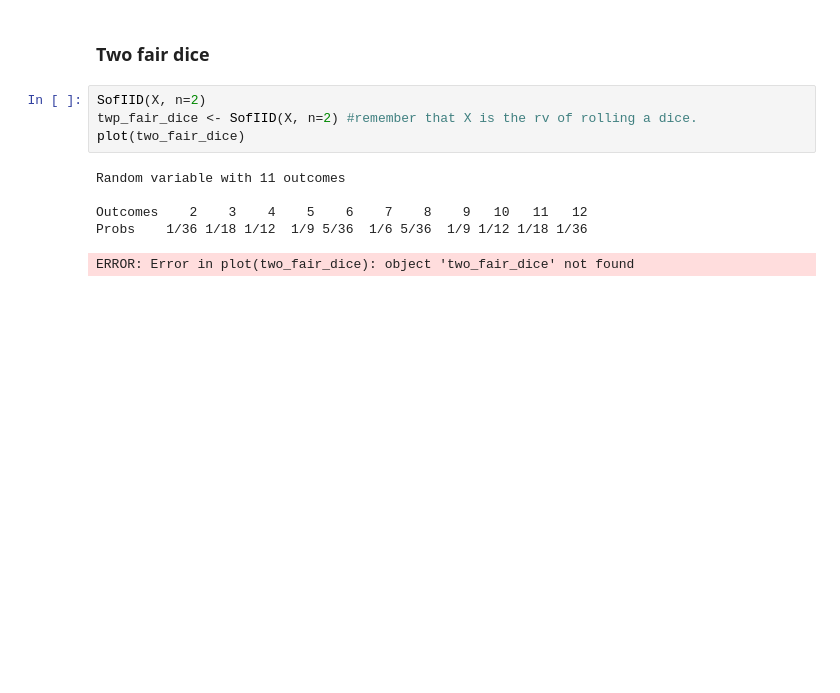
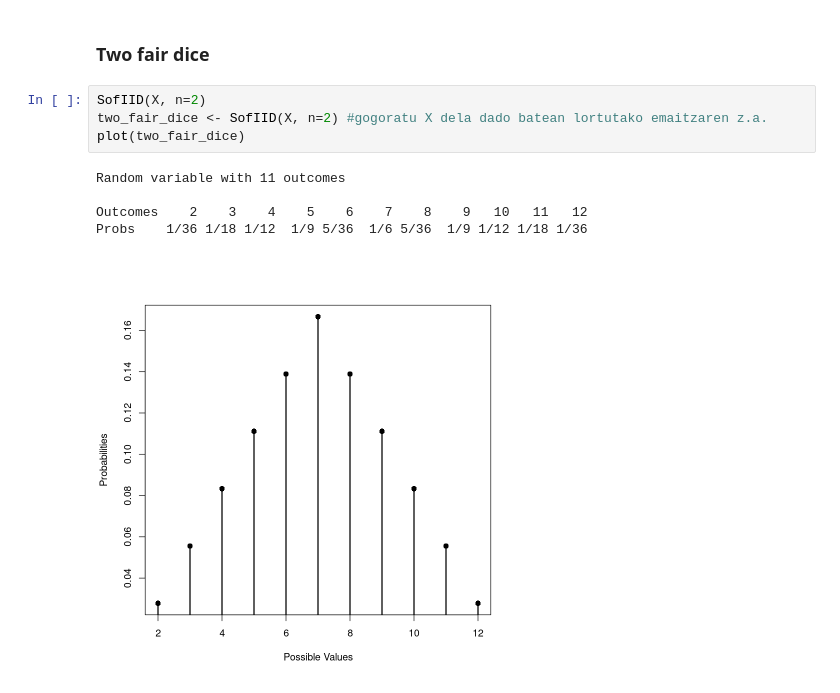
Before and after one commit to josudoncel/PROBA_EHU, a Jupyter notebook: GO/Discrete_RV/1_DISC_RV.ipynb, the cells around one changed output. Cells and saved outputs as stored; diff of their text form; blank space fills up the shorter version.

```diff
--- a/GO/Discrete_RV/1_DISC_RV.ipynb
+++ b/GO/Discrete_RV/1_DISC_RV.ipynb
@@ -217,11 +222,11 @@ plot(X2)
 ### Two fair dice
 # %%
 SofIID(X, n=2)
-twp_fair_dice <- SofIID(X, n=2) #remember that X is the rv of rolling a dice.
+two_fair_dice <- SofIID(X, n=2) #gogoratu X dela dado batean lortutako emaitzaren z.a.
 plot(two_fair_dice)
 # %% [output]
 Random variable with 11 outcomes
 
 Outcomes    2    3    4    5    6    7    8    9   10   11   12
 Probs    1/36 1/18 1/12  1/9 5/36  1/6 5/36  1/9 1/12 1/18 1/36
-ERROR: Error in plot(two_fair_dice): object 'two_fair_dice' not found
+[figure, added]
```
Also changed, not shown: parts of 7 cells of this notebook.
